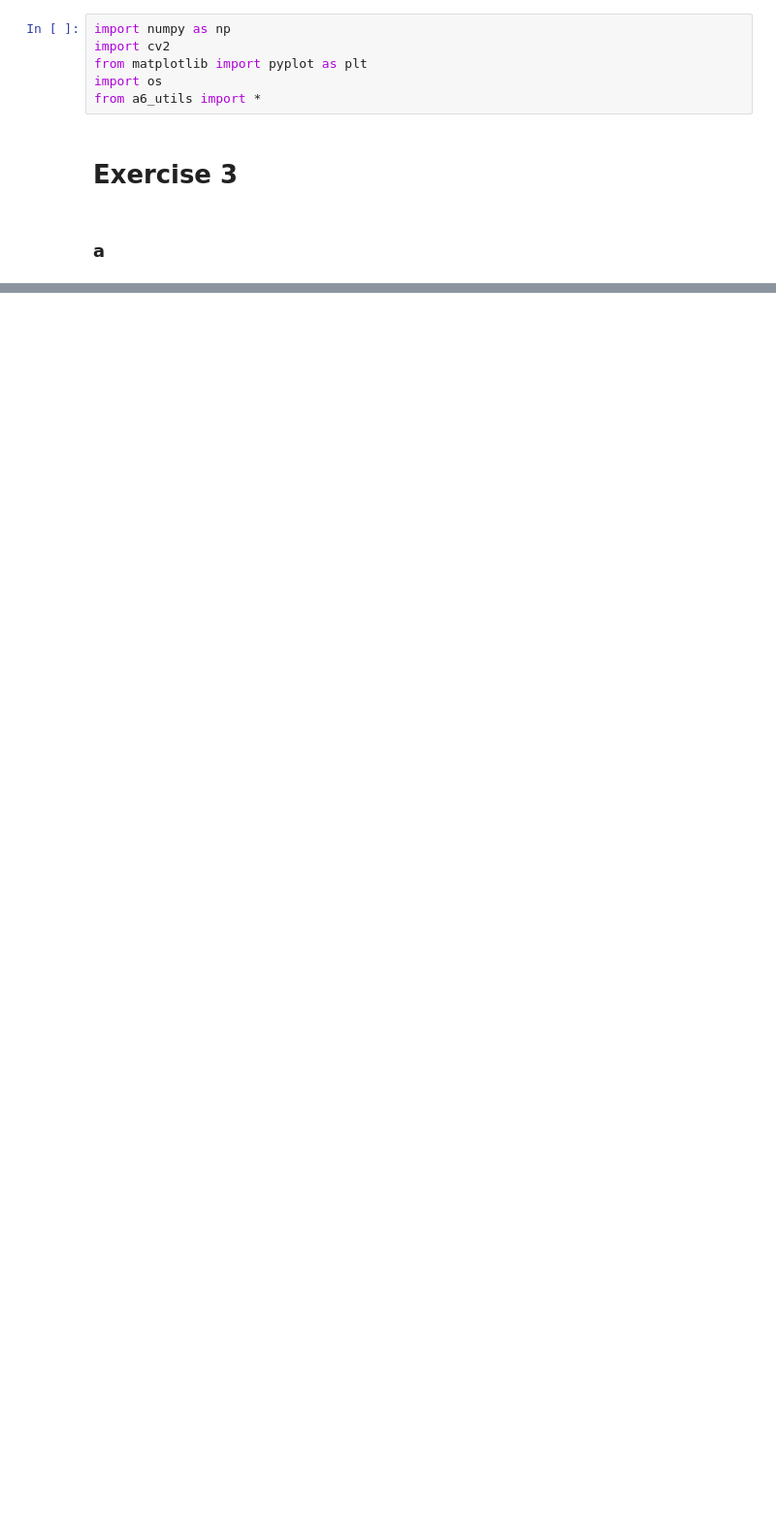
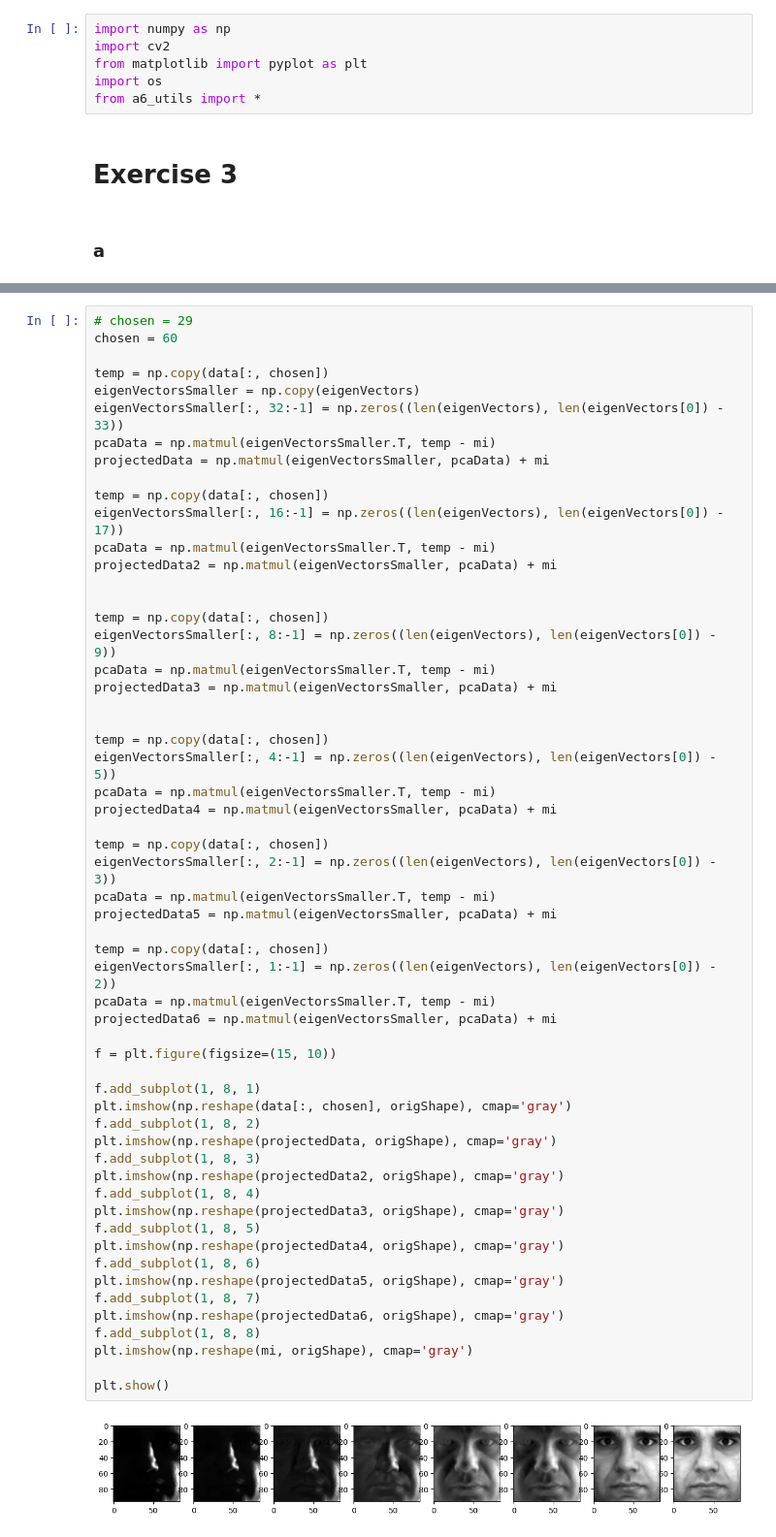
Before and after one commit to theBOSS121/uzassignment6, a Jupyter notebook: exercise3.ipynb, the cells around one changed output, grey strips where cells are left out. Shown at 97% size. Cells and saved outputs as stored; diff of their text form; blank space fills up the shorter version.

```diff
--- a/exercise3.ipynb
+++ b/exercise3.ipynb
@@ -69,0 +105,59 @@ plt.show()
+# %%
+# chosen = 29
+chosen = 60
+
+temp = np.copy(data[:, chosen])
+eigenVectorsSmaller = np.copy(eigenVectors)
+eigenVectorsSmaller[:, 32:-1] = np.zeros((len(eigenVectors), len(eigenVectors[0]) - 33))
+pcaData = np.matmul(eigenVectorsSmaller.T, temp - mi)
+projectedData = np.matmul(eigenVectorsSmaller, pcaData) + mi
+
+temp = np.copy(data[:, chosen])
+eigenVectorsSmaller[:, 16:-1] = np.zeros((len(eigenVectors), len(eigenVectors[0]) - 17))
+pcaData = np.matmul(eigenVectorsSmaller.T, temp - mi)
+projectedData2 = np.matmul(eigenVectorsSmaller, pcaData) + mi
+
+
+temp = np.copy(data[:, chosen])
+eigenVectorsSmaller[:, 8:-1] = np.zeros((len(eigenVectors), len(eigenVectors[0]) - 9))
+pcaData = np.matmul(eigenVectorsSmaller.T, temp - mi)
+projectedData3 = np.matmul(eigenVectorsSmaller, pcaData) + mi
+
+
+temp = np.copy(data[:, chosen])
+eigenVectorsSmaller[:, 4:-1] = np.zeros((len(eigenVectors), len(eigenVectors[0]) - 5))
+pcaData = np.matmul(eigenVectorsSmaller.T, temp - mi)
+projectedData4 = np.matmul(eigenVectorsSmaller, pcaData) + mi
+
+temp = np.copy(data[:, chosen])
+eigenVectorsSmaller[:, 2:-1] = np.zeros((len(eigenVectors), len(eigenVectors[0]) - 3))
+pcaData = np.matmul(eigenVectorsSmaller.T, temp - mi)
+projectedData5 = np.matmul(eigenVectorsSmaller, pcaData) + mi
+
+temp = np.copy(data[:, chosen])
+eigenVectorsSmaller[:, 1:-1] = np.zeros((len(eigenVectors), len(eigenVectors[0]) - 2))
+pcaData = np.matmul(eigenVectorsSmaller.T, temp - mi)
+projectedData6 = np.matmul(eigenVectorsSmaller, pcaData) + mi
+
+f = plt.figure(figsize=(15, 10))
+
+f.add_subplot(1, 8, 1)
+plt.imshow(np.reshape(data[:, chosen], origShape), cmap='gray')
+f.add_subplot(1, 8, 2)
+plt.imshow(np.reshape(projectedData, origShape), cmap='gray')
+f.add_subplot(1, 8, 3)
+plt.imshow(np.reshape(projectedData2, origShape), cmap='gray')
+f.add_subplot(1, 8, 4)
+plt.imshow(np.reshape(projectedData3, origShape), cmap='gray')
+f.add_subplot(1, 8, 5)
+plt.imshow(np.reshape(projectedData4, origShape), cmap='gray')
+f.add_subplot(1, 8, 6)
+plt.imshow(np.reshape(projectedData5, origShape), cmap='gray')
+f.add_subplot(1, 8, 7)
+plt.imshow(np.reshape(projectedData6, origShape), cmap='gray')
+f.add_subplot(1, 8, 8)
+plt.imshow(np.reshape(mi, origShape), cmap='gray')
+
+plt.show()
+# %% [output]
+[figure, added]
```
Also changed, not shown: parts of 9 cells of this notebook.
